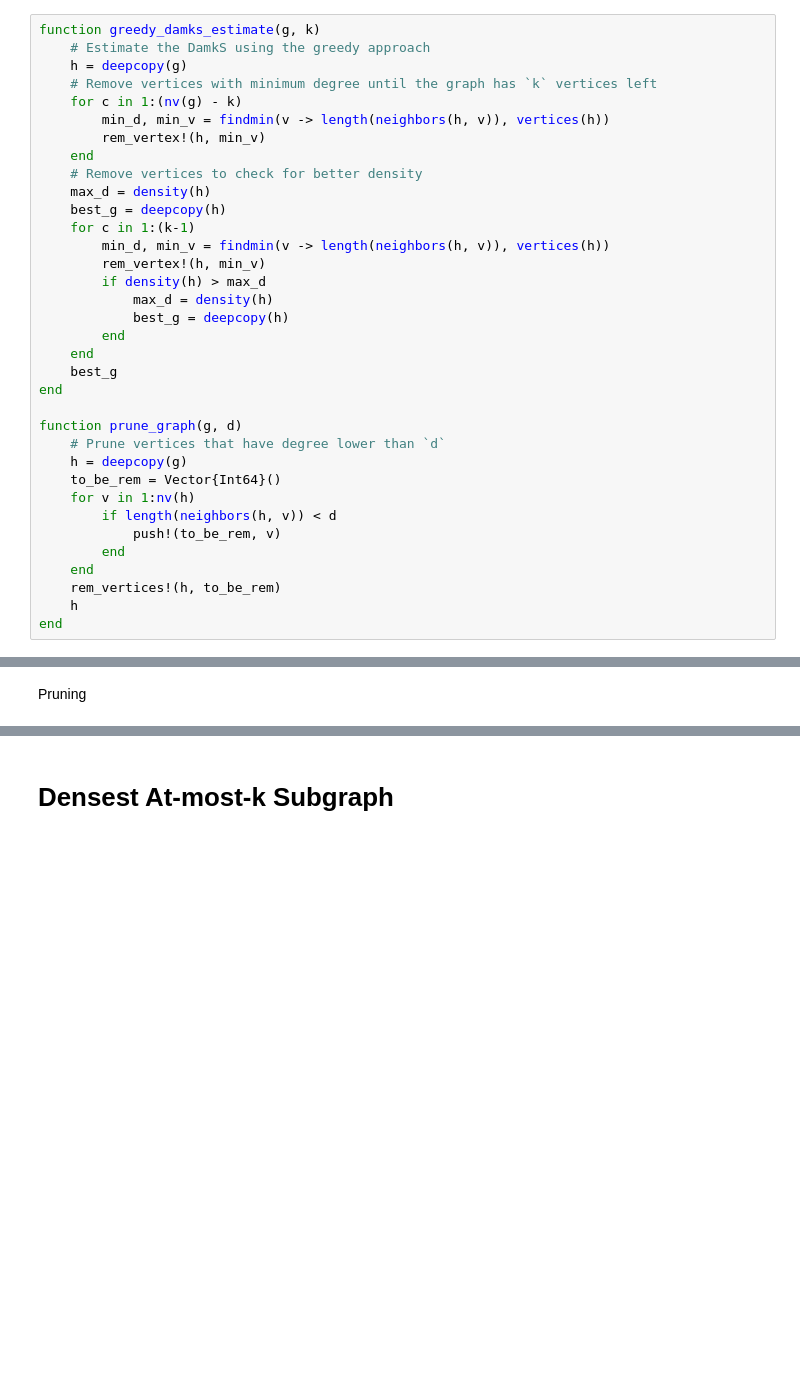
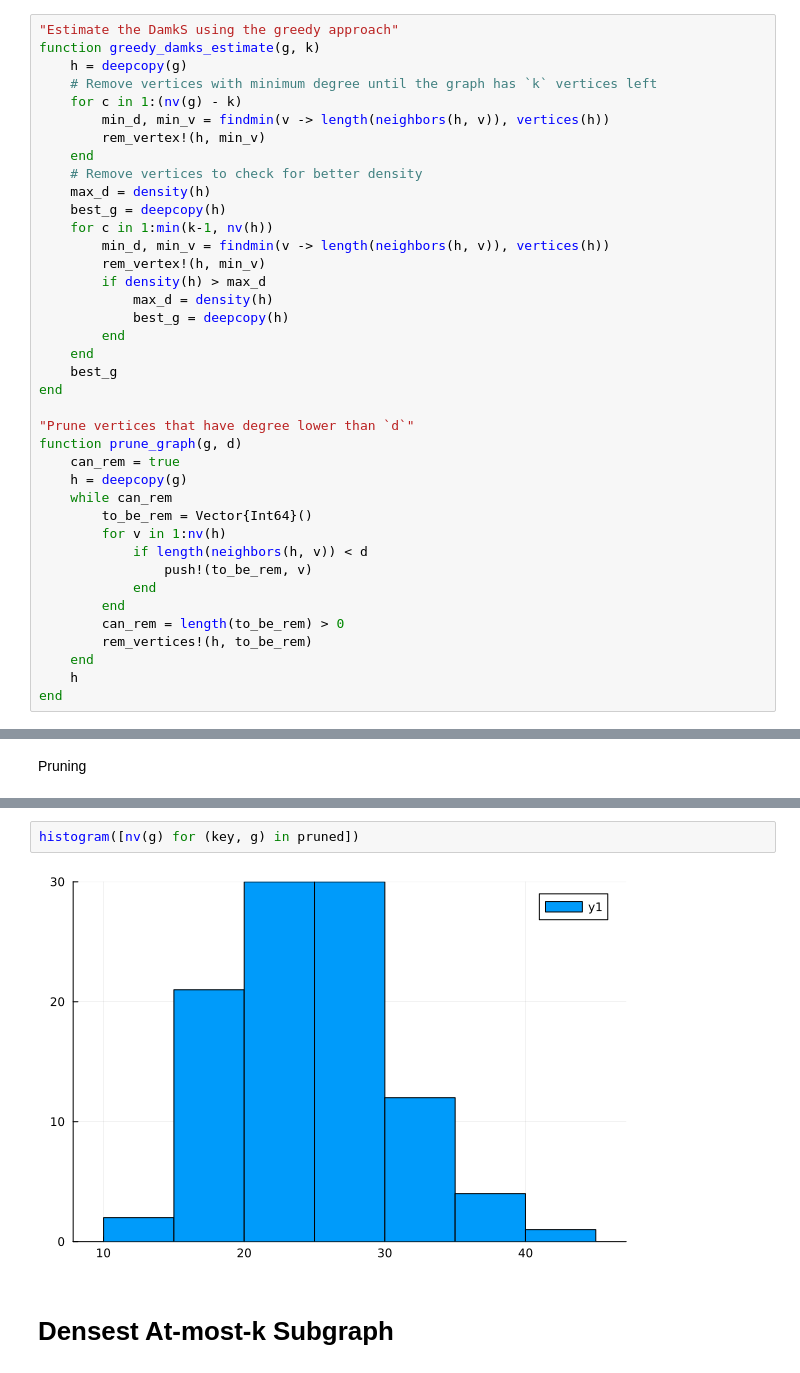
Before and after one commit to hoavu-cs/LearningAugmentedDensestSubgraph, a Jupyter notebook: at_most_k.ipynb, the cells around one changed output, grey strips where cells are left out. Saved outputs shown, nothing was run; the diff lists cells and outputs as text; blank space fills up the shorter version.

```diff
--- a/at_most_k.ipynb
+++ b/at_most_k.ipynb
@@ -38,8 +45,8 @@ K = 15
 # %% [markdown]
 # Preprocessing
 # %%
+"Estimate the DamkS using the greedy approach"
 function greedy_damks_estimate(g, k)
-    # Estimate the DamkS using the greedy approach
     h = deepcopy(g)
     # Remove vertices with minimum degree until the graph has `k` vertices left
     for c in 1:(nv(g) - k)
@@ -49,7 +56,7 @@ function greedy_damks_estimate(g, k)
     # Remove vertices to check for better density
     max_d = density(h)
     best_g = deepcopy(h)
-    for c in 1:(k-1)
+    for c in 1:min(k-1, nv(h))
         min_d, min_v = findmin(v -> length(neighbors(h, v)), vertices(h))
         rem_vertex!(h, min_v)
         if density(h) > max_d
@@ -60,16 +67,20 @@ function greedy_damks_estimate(g, k)
     best_g
 end
 
+"Prune vertices that have degree lower than `d`"
 function prune_graph(g, d)
-    # Prune vertices that have degree lower than `d`
+    can_rem = true
     h = deepcopy(g)
-    to_be_rem = Vector{Int64}()
-    for v in 1:nv(h)
-        if length(neighbors(h, v)) < d
-            push!(to_be_rem, v)
+    while can_rem
+        to_be_rem = Vector{Int64}()
+        for v in 1:nv(h)
+            if length(neighbors(h, v)) < d
+                push!(to_be_rem, v)
+            end
         end
+        can_rem = length(to_be_rem) > 0
+        rem_vertices!(h, to_be_rem)
     end
-    rem_vertices!(h, to_be_rem)
     h
 end
 # %% [output]
@@ -99,3 +112,7 @@ Dict{String, SimpleGraph{Int64}} with 100 entries:
+# %%
+histogram([nv(g) for (key, g) in pruned])
+# %% [output]
+[figure, added]
 # %% [markdown]
 # Densest At-most-k Subgraph
 # %% [markdown]
```
Also changed, not shown: parts of 9 cells of this notebook.
